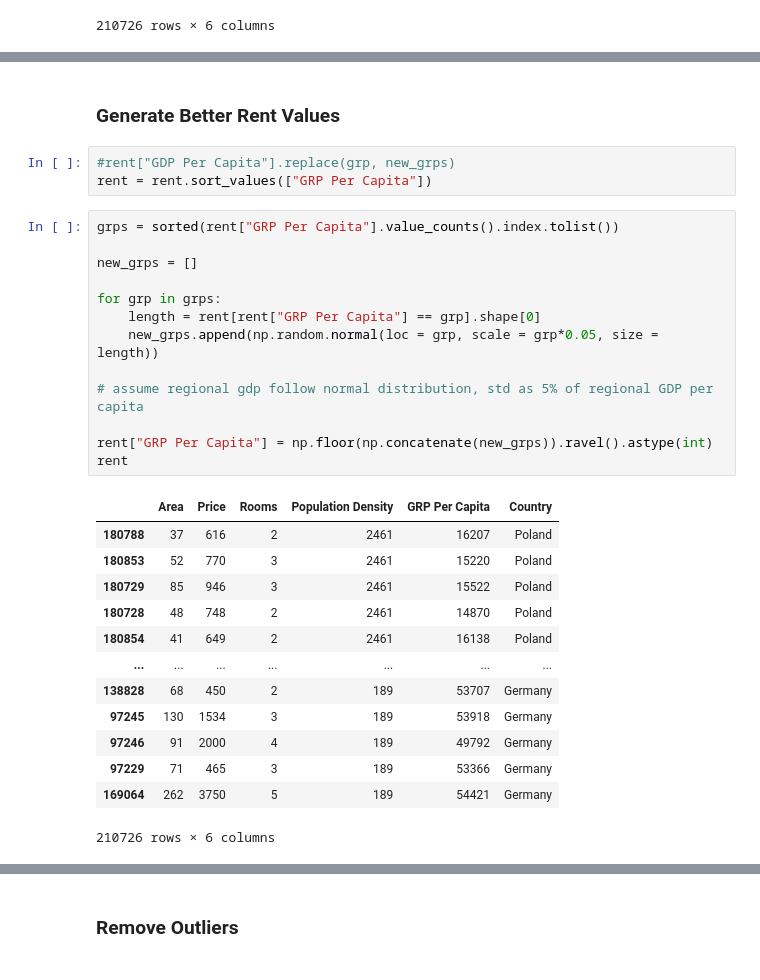
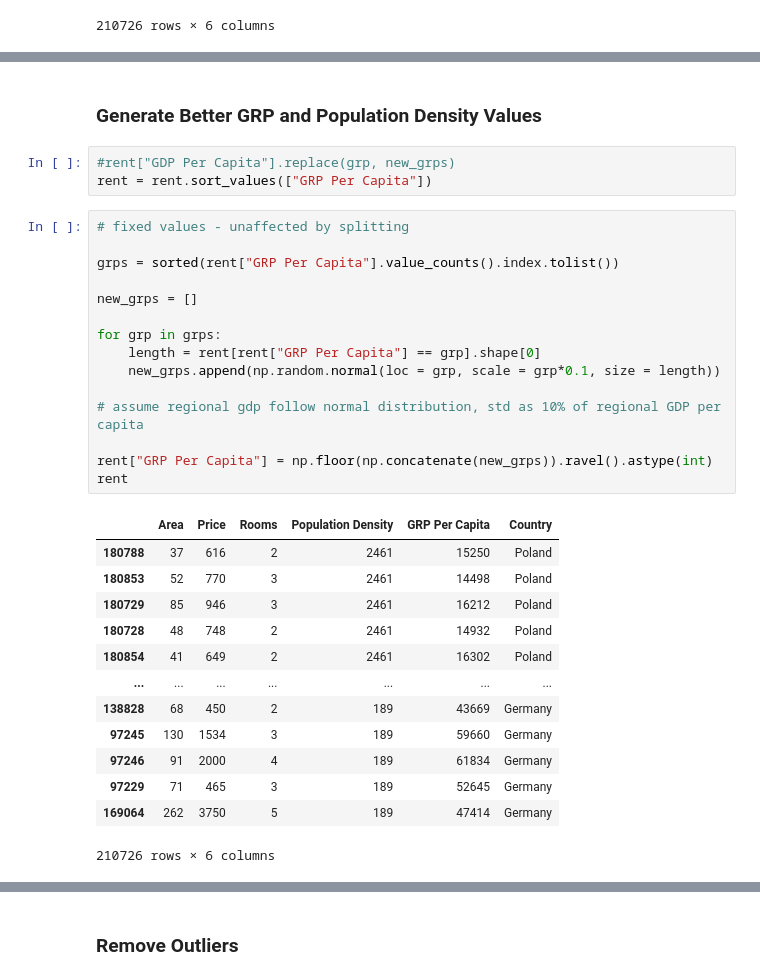
Before and after one commit to tzt775/apartments, a Jupyter notebook: European Rent - Create Dataframe.ipynb, the cells around one changed output, grey strips where cells are left out. Saved outputs shown, nothing was run; the diff lists cells and outputs as text.

```diff
--- a/European Rent - Create Dataframe.ipynb
+++ b/European Rent - Create Dataframe.ipynb
@@ -354,34 +355,36 @@ GRP Per Capita
 17800       97
 Name: count, dtype: int64
 # %% [markdown]
-### Generate Better Rent Values
+### Generate Better GRP and Population Density Values
 # %%
 #rent["GDP Per Capita"].replace(grp, new_grps)
 rent = rent.sort_values(["GRP Per Capita"])
 # %%
+# fixed values - unaffected by splitting
+
 grps = sorted(rent["GRP Per Capita"].value_counts().index.tolist())
 
 new_grps = []
 
 for grp in grps:
     length = rent[rent["GRP Per Capita"] == grp].shape[0]
-    new_grps.append(np.random.normal(loc = grp, scale = grp*0.05, size = length))
+    new_grps.append(np.random.normal(loc = grp, scale = grp*0.1, size = length))
 
-# assume regional gdp follow normal distribution, std as 5% of regional GDP per capita
+# assume regional gdp follow normal distribution, std as 10% of regional GDP per capita
 
 rent["GRP Per Capita"] = np.floor(np.concatenate(new_grps)).ravel().astype(int)
 rent
 # %% [output]
 |  | Area | Price | Rooms | Population Density | GRP Per Capita | Country |
-| 180788 | 37 | 616 | 2 | 2461 | 16207 | Poland |
-| 180853 | 52 | 770 | 3 | 2461 | 15220 | Poland |
-| 180729 | 85 | 946 | 3 | 2461 | 15522 | Poland |
-| 180728 | 48 | 748 | 2 | 2461 | 14870 | Poland |
-| 180854 | 41 | 649 | 2 | 2461 | 16138 | Poland |
+| 180788 | 37 | 616 | 2 | 2461 | 15250 | Poland |
+| 180853 | 52 | 770 | 3 | 2461 | 14498 | Poland |
+| 180729 | 85 | 946 | 3 | 2461 | 16212 | Poland |
+| 180728 | 48 | 748 | 2 | 2461 | 14932 | Poland |
+| 180854 | 41 | 649 | 2 | 2461 | 16302 | Poland |
 | ... | ... | ... | ... | ... | ... | ... |
-| 138828 | 68 | 450 | 2 | 189 | 53707 | Germany |
-| 97245 | 130 | 1534 | 3 | 189 | 53918 | Germany |
-| 97246 | 91 | 2000 | 4 | 189 | 49792 | Germany |
-| 97229 | 71 | 465 | 3 | 189 | 53366 | Germany |
-| 169064 | 262 | 3750 | 5 | 189 | 54421 | Germany |
+| 138828 | 68 | 450 | 2 | 189 | 43669 | Germany |
+| 97245 | 130 | 1534 | 3 | 189 | 59660 | Germany |
+| 97246 | 91 | 2000 | 4 | 189 | 61834 | Germany |
+| 97229 | 71 | 465 | 3 | 189 | 52645 | Germany |
+| 169064 | 262 | 3750 | 5 | 189 | 47414 | Germany |
 210726 rows × 6 columns
```
Also changed, not shown: parts of 3 cells of this notebook, 3 other files.
